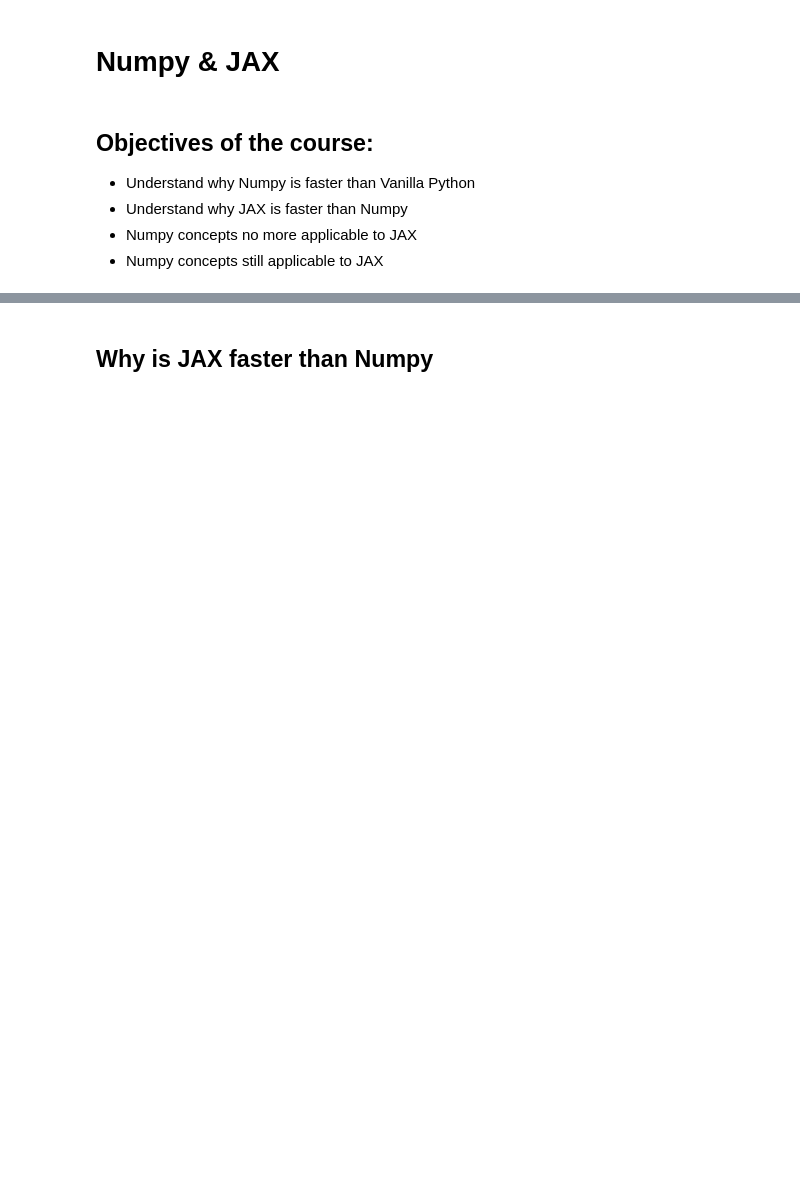
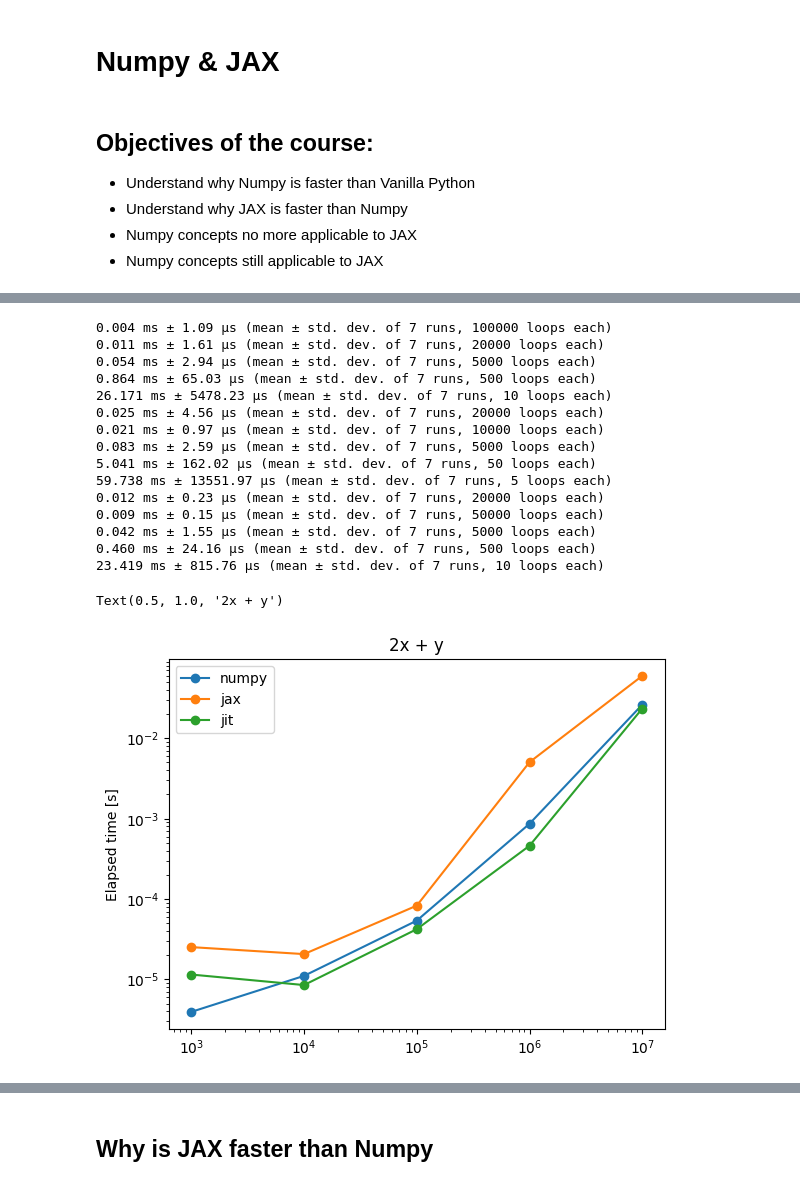
Before and after one commit to pchanial/python-for-data-scientists, a Jupyter notebook: Course_Numpy_JAX_APC.ipynb, the cells around one changed output, grey strips where cells are left out. Cells and saved outputs as stored; diff of their text form; code cells hidden in the pictures; blank space fills up the shorter version.

```diff
--- a/Course_Numpy_JAX_APC.ipynb
+++ b/Course_Numpy_JAX_APC.ipynb
@@ -23,0 +100,30 @@ def pointer(x: np.ndarray) -> int:
+# %%
+values = [10**n for n in range(3, 8)]
+
+setup_numpy = lambda n: (np.arange(n, dtype=np.float32), np.arange(n, dtype=np.float32))
+setup_jax = lambda n: (jnp.arange(n, dtype=np.float32), jnp.arange(n, dtype=np.float32))
+results = bench_many(
+    [lambda x, y: 2 * x + y, lambda x, y: 2 * x + y, jax.jit(lambda x, y: 2 * x + y)],
+    values,
+    setups=[setup_numpy, setup_jax, setup_jax],
+    names=['numpy', 'jax', 'jit'],
+)
+mp.titled('2x + y')
+# %% [output]
+0.004 ms ± 1.09 µs (mean ± std. dev. of 7 runs, 100000 loops each)
+0.011 ms ± 1.61 µs (mean ± std. dev. of 7 runs, 20000 loops each)
+0.054 ms ± 2.94 µs (mean ± std. dev. of 7 runs, 5000 loops each)
+0.864 ms ± 65.03 µs (mean ± std. dev. of 7 runs, 500 loops each)
+26.171 ms ± 5478.23 µs (mean ± std. dev. of 7 runs, 10 loops each)
+0.025 ms ± 4.56 µs (mean ± std. dev. of 7 runs, 20000 loops each)
+0.021 ms ± 0.97 µs (mean ± std. dev. of 7 runs, 10000 loops each)
+0.083 ms ± 2.59 µs (mean ± std. dev. of 7 runs, 5000 loops each)
+5.041 ms ± 162.02 µs (mean ± std. dev. of 7 runs, 50 loops each)
+59.738 ms ± 13551.97 µs (mean ± std. dev. of 7 runs, 5 loops each)
+0.012 ms ± 0.23 µs (mean ± std. dev. of 7 runs, 20000 loops each)
+0.009 ms ± 0.15 µs (mean ± std. dev. of 7 runs, 50000 loops each)
+0.042 ms ± 1.55 µs (mean ± std. dev. of 7 runs, 5000 loops each)
+0.460 ms ± 24.16 µs (mean ± std. dev. of 7 runs, 500 loops each)
+23.419 ms ± 815.76 µs (mean ± std. dev. of 7 runs, 10 loops each)
+Text(0.5, 1.0, '2x + y')
+[figure, added]
```
Also changed, not shown: parts of 8 cells of this notebook.
